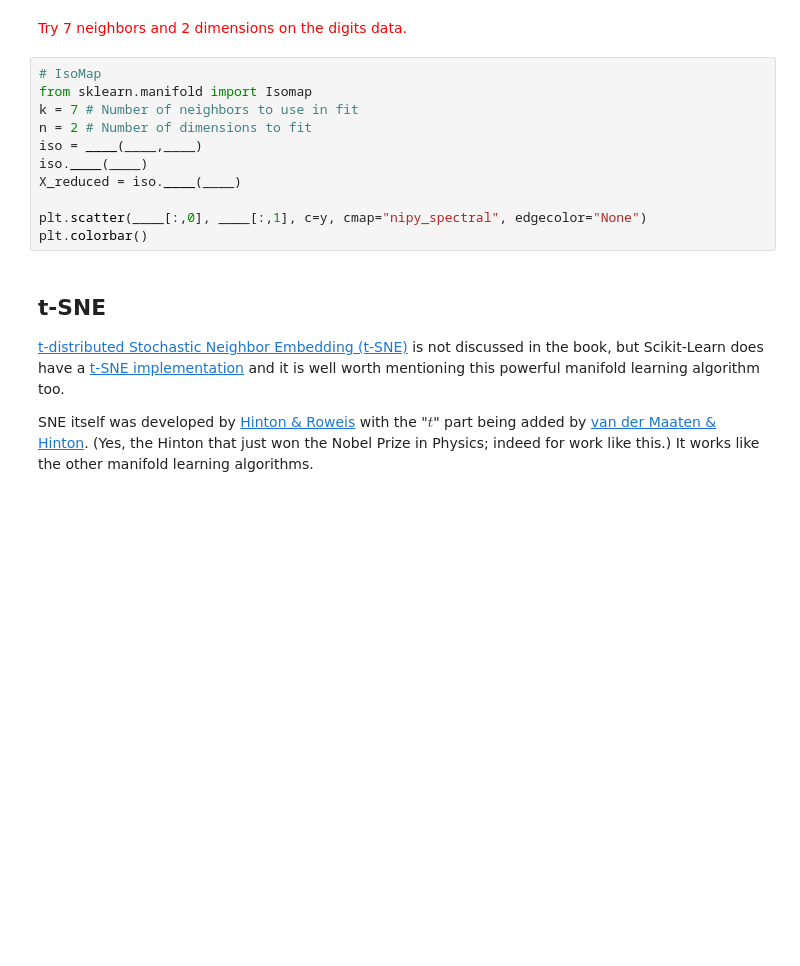
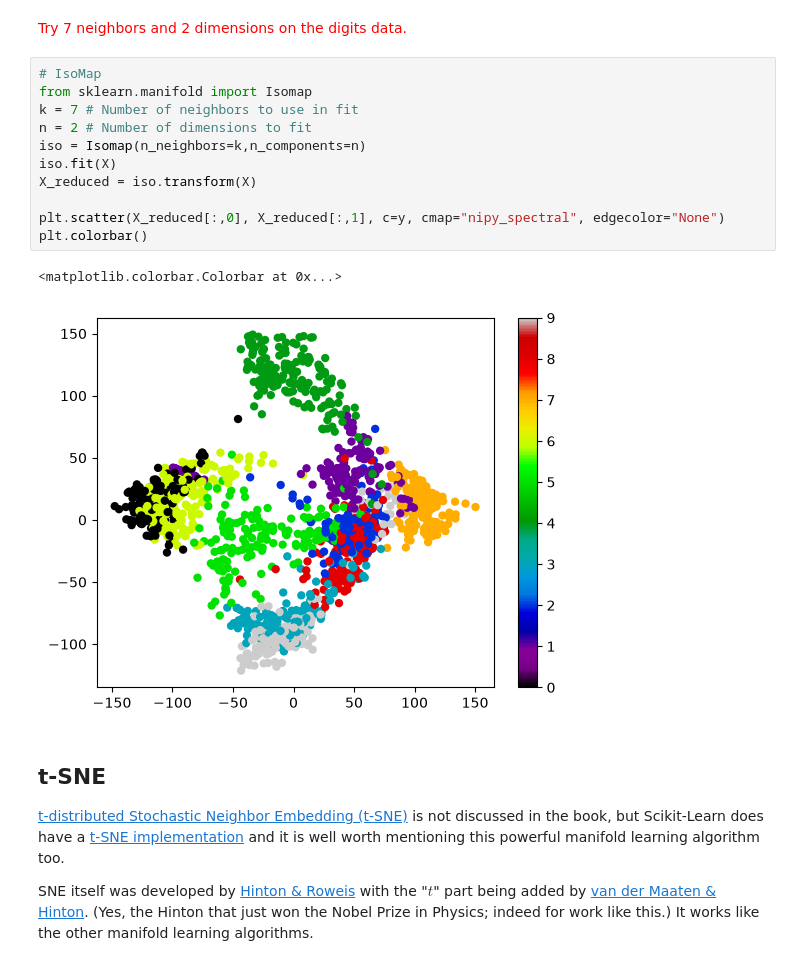
Before and after one commit to hsingh247/big-data-physics, a Jupyter notebook: DimensionReduction2.ipynb, the cells around one changed output. Cells and saved outputs as stored; diff of their text form; blank space fills up the shorter version.

```diff
--- a/DimensionReduction2.ipynb
+++ b/DimensionReduction2.ipynb
@@ -278,14 +291,17 @@ proj = iso.transform(XX) # 1000x2 projection of the data
 # %%
 # IsoMap
 from sklearn.manifold import Isomap
 k = 7 # Number of neighbors to use in fit
 n = 2 # Number of dimensions to fit
-iso = ____(____,____)
-iso.____(____)
-X_reduced = iso.____(____)
+iso = Isomap(n_neighbors=k,n_components=n)
+iso.fit(X)
+X_reduced = iso.transform(X)
 
-plt.scatter(____[:,0], ____[:,1], c=y, cmap="nipy_spectral", edgecolor="None")
+plt.scatter(X_reduced[:,0], X_reduced[:,1], c=y, cmap="nipy_spectral", edgecolor="None")
 plt.colorbar()
+# %% [output]
+<matplotlib.colorbar.Colorbar at 0x...>
+[figure, added]
 # %% [markdown]
 ## t-SNE  <a class="anchor" id="four"></a>
 
```
Also changed, not shown: parts of 6 cells of this notebook, 1 other file.
